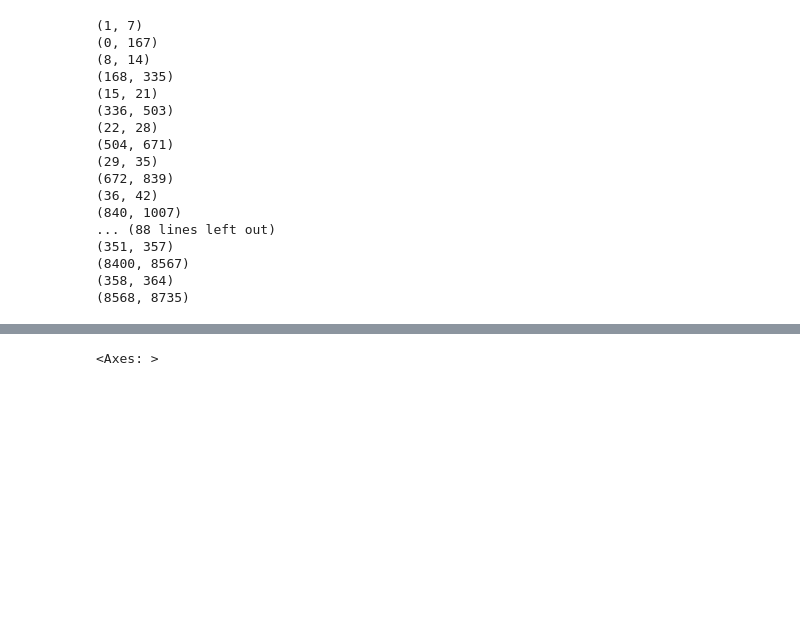
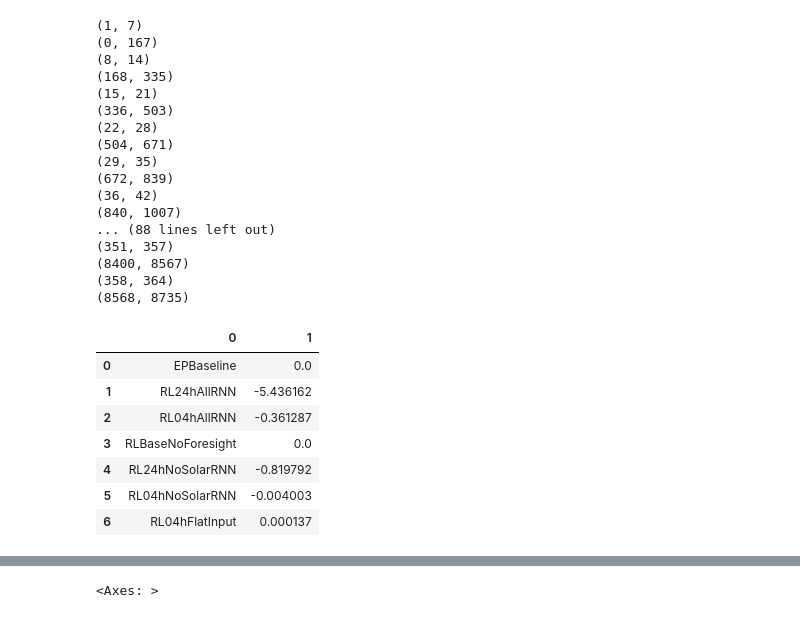
Before and after one commit to Lundkjaer/ClimAIte, a Jupyter notebook: EMS_work/post_pro_kwh_deg.ipynb, the cells around one changed output, grey strips where cells are left out. Cells and saved outputs as stored; diff of their text form; code cells hidden in the pictures; blank space fills up the shorter version.

```diff
--- a/EMS_work/post_pro_kwh_deg.ipynb
+++ b/EMS_work/post_pro_kwh_deg.ipynb
@@ -211,0 +243,30 @@ saving_df_hot = pd.DataFrame(saving_kwh_deg_hot, columns=control_types_list)
+# %%
+# import scipy
+
+# sample_x = np.linspace(0, np.pi, 1000)
+# >>> sample_y = np.sin(sample_x) # Creating 1,000 samples
+# >>> result = scipy.integrate.trapz(sample_y, sample_x)
+# >>> print(result)
+saving_df_cold_capped = saving_df_cold.clip(upper=1)
+saving_df_cold_capped
+
+result_list = []
+result_dict = {}
+for name in saving_df_cold.columns:
+    result = scipy.integrate.trapz(saving_df_cold[f'{name}'], [x for x in range(saving_df_cold[f'{name}'].count())])
+    result_dict[name] = result
+    result_list.append(result)
+
+dict_df = pd.DataFrame([saving_df_cold.columns, result_list])
+# result_list
+dict_df.T
+# print(result_dict)
+# %% [output]
+|  | 0 | 1 |
+| 0 | EPBaseline | 0.0 |
+| 1 | RL24hAllRNN | -5.436162 |
+| 2 | RL04hAllRNN | -0.361287 |
+| 3 | RLBaseNoForesight | 0.0 |
+| 4 | RL24hNoSolarRNN | -0.819792 |
+| 5 | RL04hNoSolarRNN | -0.004003 |
+| 6 | RL04hFlatInput | 0.000137 |
```
Also changed, not shown: parts of 5 cells of this notebook, 1 other file.
